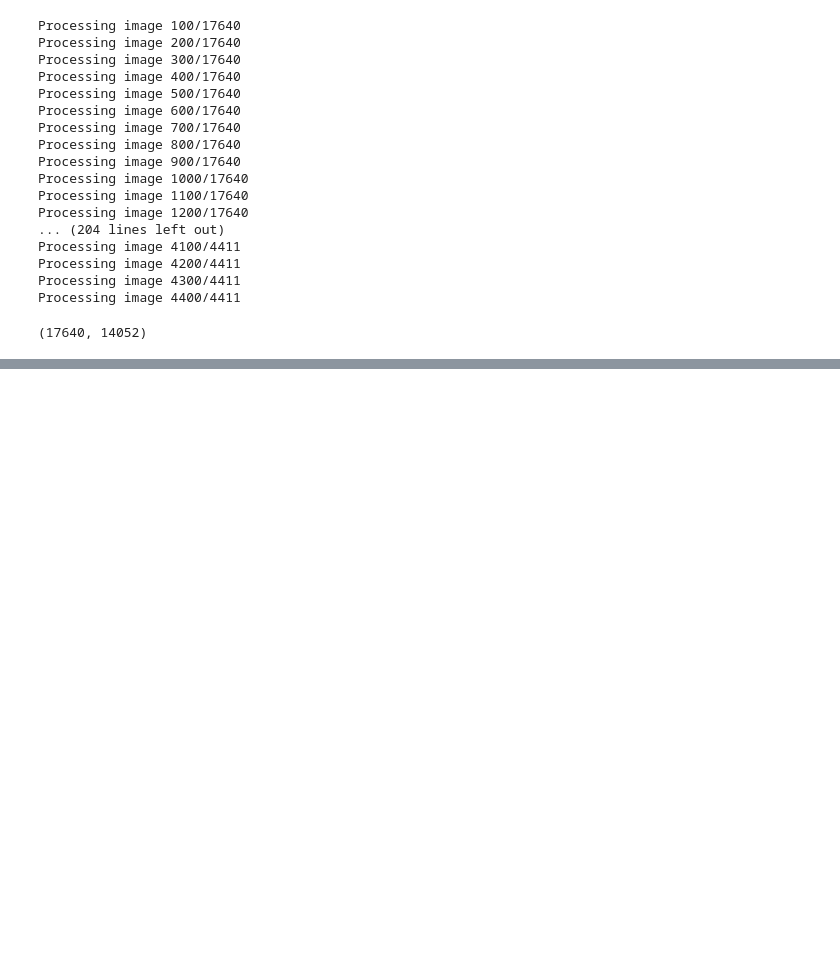
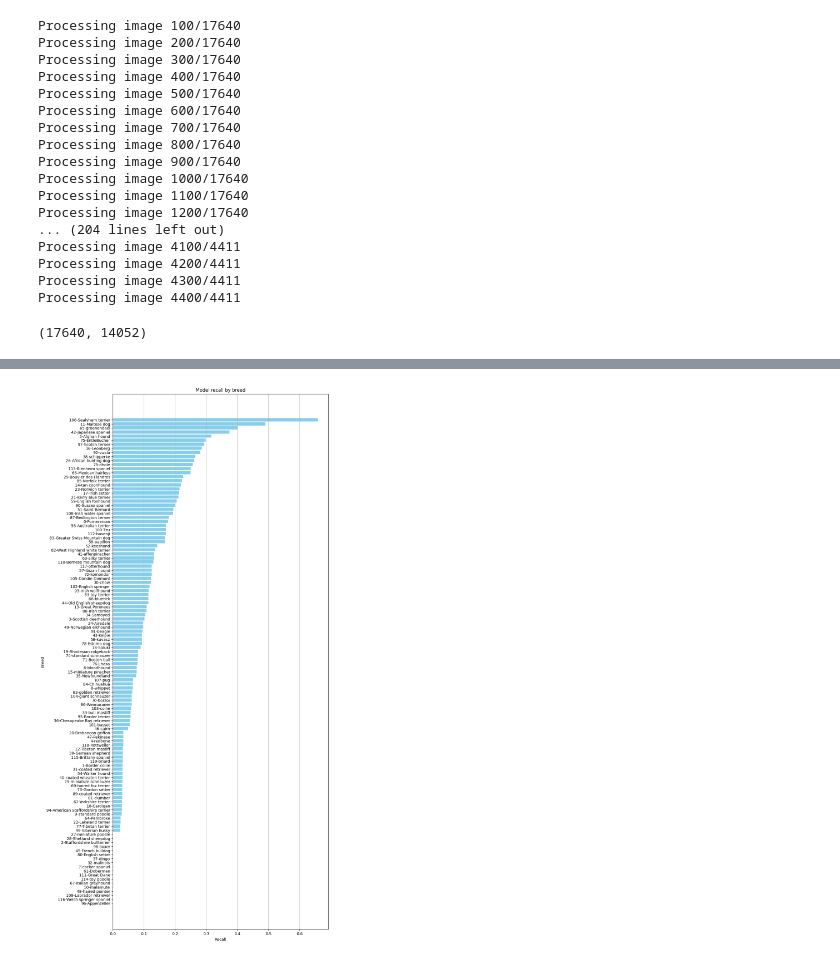
Before and after one commit to alejomongua/rn-reconocimiento-de-perritos, a Jupyter notebook: RN_Identificador_de_perritos_grupo_9.ipynb, the cells around one changed output, grey strips where cells are left out. Cells and saved outputs as stored; diff of their text form; code cells hidden in the pictures; blank space fills up the shorter version.

```diff
--- a/RN_Identificador_de_perritos_grupo_9.ipynb
+++ b/RN_Identificador_de_perritos_grupo_9.ipynb
@@ -574,0 +689,11 @@ plt.show()
+# %%
+plt.figure(figsize=(10, 25))
+df = df.sort_values(by='Recall')
+plt.barh(df['Raza'], df['Recall'], color='skyblue')
+plt.xlabel('Recall')
+plt.ylabel('Breed')
+plt.title('Model recall by breed')
+plt.grid(axis='x')
+plt.show()
+# %% [output]
+[figure, added]
```
Also changed, not shown: parts of 16 cells of this notebook, 3 other files.
